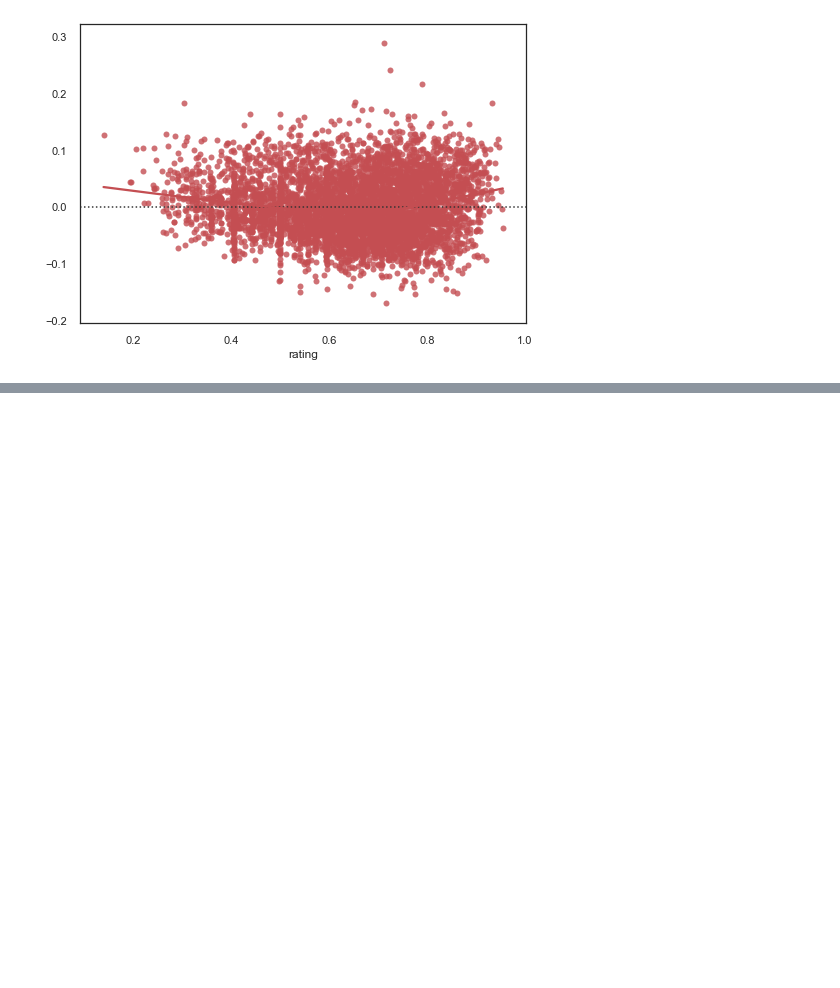
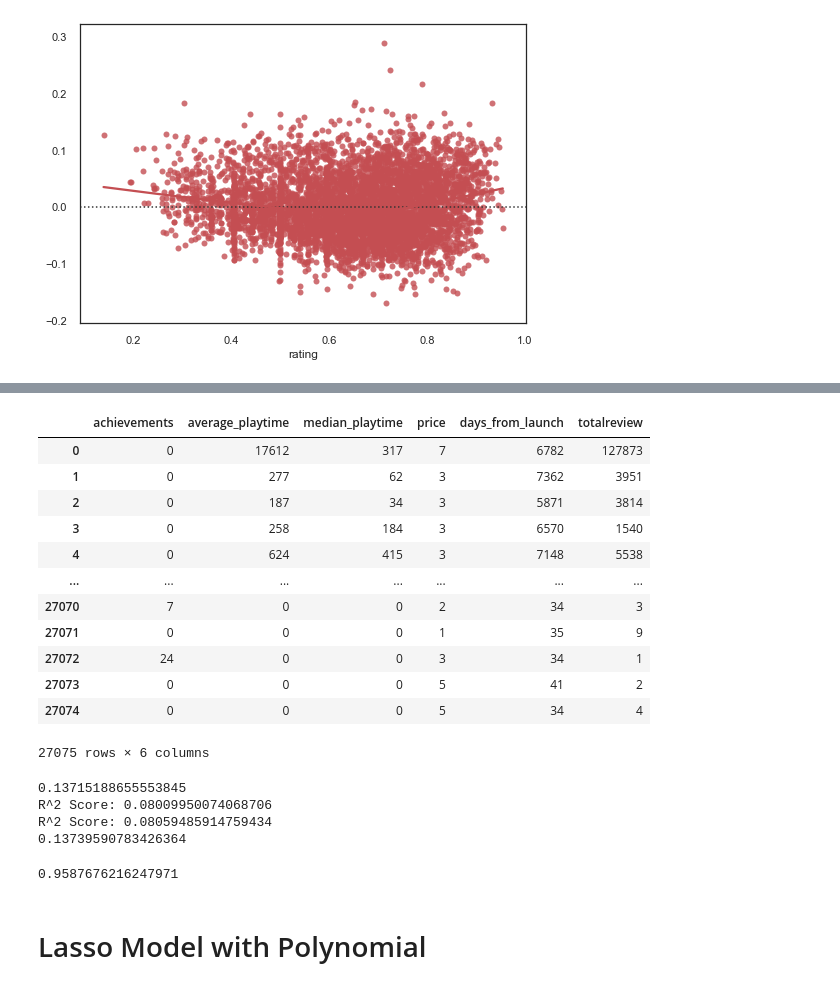
Before and after one commit to Moses-Lin/dsc-mod-2-project-v2-1, a Jupyter notebook: student1.ipynb, the cells around one changed output, grey strips where cells are left out. Cells and saved outputs as stored; diff of their text form; code cells hidden in the pictures; blank space fills up the shorter version.

```diff
--- a/student1.ipynb
+++ b/student1.ipynb
@@ -885,0 +933,17 @@ sns.residplot(y_test, y_pred,lowess=True, color="r")
+# %%
+finalpoly = finaldffeature.drop(columns=['mac', 'linux', 'Indie', 'Simulation', 'Free_to_Play', 'Violent', 'Massively_Multiplayer', 'Strategy', 'Sports', 'Racing', 'Sexual_Content', 'Early_Access', 'Casual', 'Action', 'Full_controller_support', 'Includes_level_editor', 'Steam_Cloud', 'InApp_Purchases', 'Online_MultiPlayer', 'Steam_Leaderboards', 'Stats', 'SteamVR_Collectibles', 'Singleplayer', 'Steam_Achievements', 'Local_Coop', 'Partial_Controller_Support', 'Steam_Workshop', 'Multiplayer', 'Steam_Trading_Cards'])
+finalpoly
+# %% [output]
+|  | achievements | average_playtime | median_playtime | price | days_from_launch | totalreview |
+| 0 | 0 | 17612 | 317 | 7 | 6782 | 127873 |
+| 1 | 0 | 277 | 62 | 3 | 7362 | 3951 |
+| 2 | 0 | 187 | 34 | 3 | 5871 | 3814 |
+| 3 | 0 | 258 | 184 | 3 | 6570 | 1540 |
+| 4 | 0 | 624 | 415 | 3 | 7148 | 5538 |
+| ... | ... | ... | ... | ... | ... | ... |
+| 27070 | 7 | 0 | 0 | 2 | 34 | 3 |
+| 27071 | 0 | 0 | 0 | 1 | 35 | 9 |
+| 27072 | 24 | 0 | 0 | 3 | 34 | 1 |
+| 27073 | 0 | 0 | 0 | 5 | 41 | 2 |
+| 27074 | 0 | 0 | 0 | 5 | 34 | 4 |
+27075 rows × 6 columns
@@ -885,0 +961,41 @@ sns.residplot(y_test, y_pred,lowess=True, color="r")
+# %%
+from sklearn.linear_model import LinearRegression
+
+lm_poly = LinearRegression()
+
+lm_poly = lm.fit(X_train2, (y_train2))
+
+
+y_train_p = lm_poly.predict(X_train2)
+y_test_p = lm_poly.predict(X_test2)
+
+train_mae = metrics.mean_absolute_error(y_train2, (y_train_p))  #getting the mean absolute error
+train_mse = metrics.mean_squared_error(y_train2, (y_train_p))   #getting the mean squared error
+train_rmse = np.sqrt(metrics.mean_squared_error(y_train2, (y_train_p)))  #getting the root mean squared error
+
+# print(train_mae)
+# print(train_mse)
+print(train_rmse)
+
+print ("R^2 Score:", lm_poly.score(X_train2, (y_train2)))
+print ("R^2 Score:", lm_poly.score(X_test2, (y_test2)))
+
+test_mae = metrics.mean_absolute_error(y_test2, y_test_p)
+test_mse = (metrics.mean_squared_error(y_test2, y_test_p))
+test_rmse = np.sqrt(metrics.mean_squared_error(y_test2, y_test_p))
+
+# print(test_mae)
+# print(test_mse)
+print(test_rmse)
+# %% [output]
+0.13715188655553845
+R^2 Score: 0.08009950074068706
+R^2 Score: 0.08059485914759434
+0.13739590783426364
+# %%
+psde = test_rmse / y_test2.std()
+psde
+# %% [output]
+0.9587676216247971
+# %% [markdown]
+# Lasso Model with Polynomial
```
Also changed, not shown: parts of 10 cells of this notebook.
